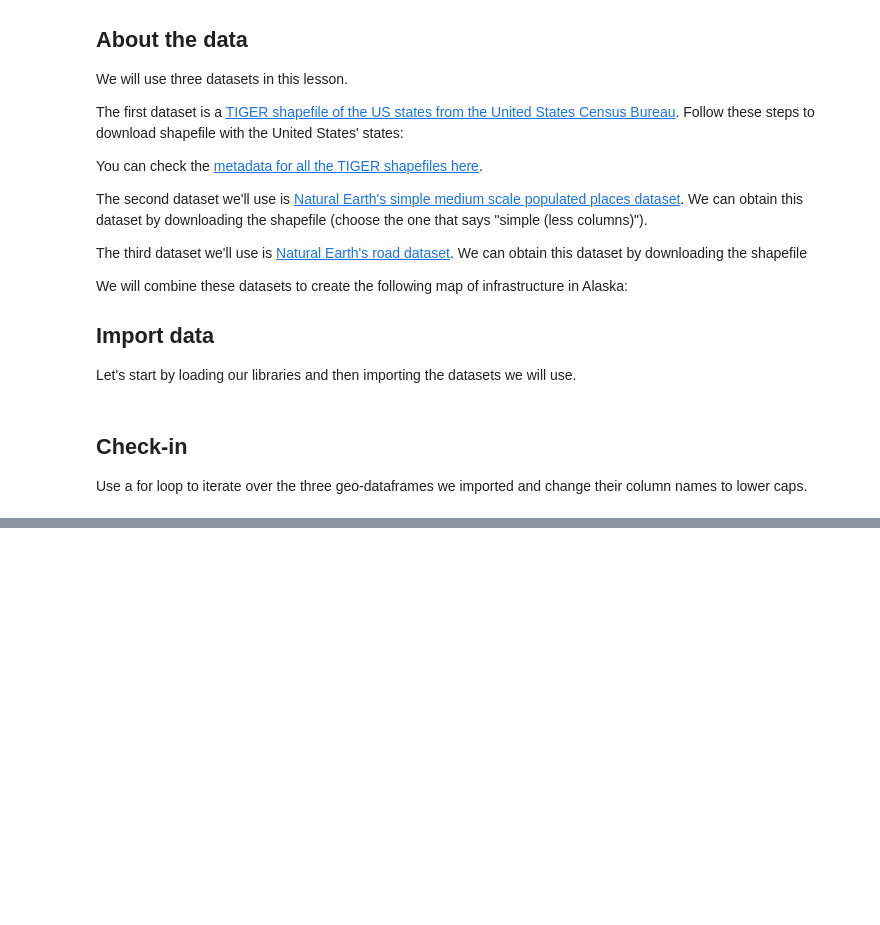
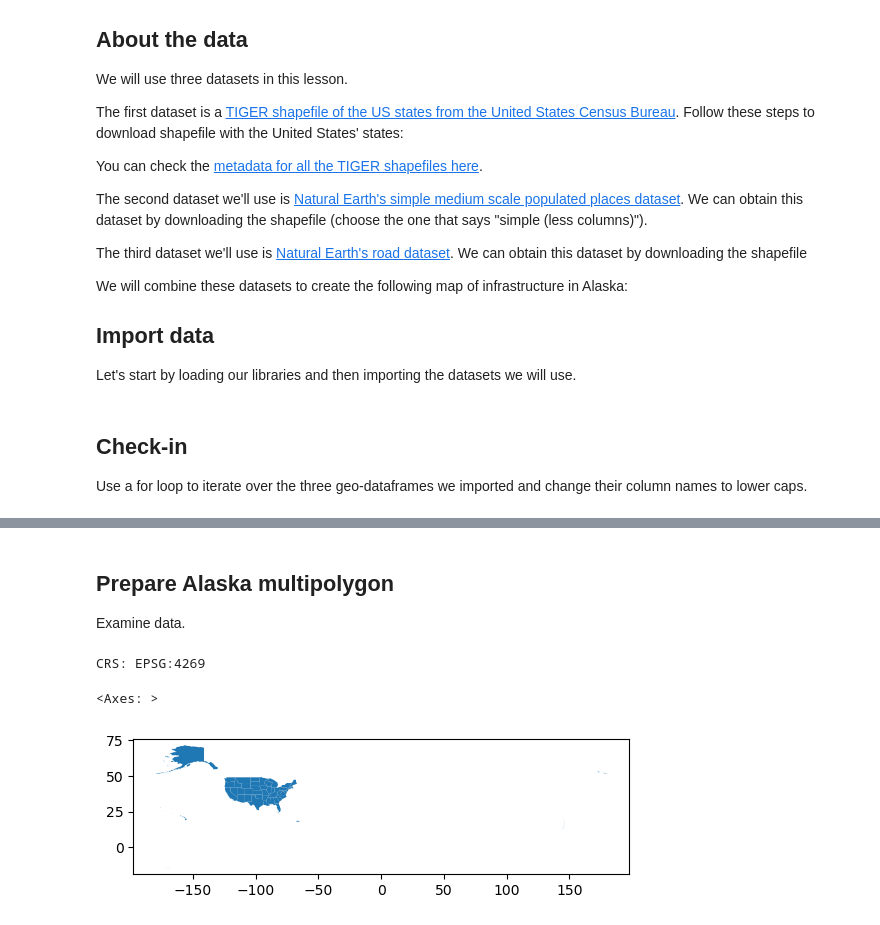
Before and after one commit to IsabellaSegarra/eds220-2025-in-class, a Jupyter notebook: week7-clipping-segarra.ipynb, the cells around one changed output, grey strips where cells are left out. Cells and saved outputs as stored; diff of their text form; code cells hidden in the pictures; blank space fills up the shorter version.

```diff
--- a/week7-clipping-segarra.ipynb
+++ b/week7-clipping-segarra.ipynb
@@ -67,3 +67,15 @@ datasets = [states, places, roads]
 for df in datasets:
     df.columns = (df.columns
                   .str.lower())
+# %% [markdown]
+## Prepare Alaska multipolygon
+Examine data.
+# %%
+print(f"CRS: {states.crs}")
+# %% [output]
+CRS: EPSG:4269
+# %%
+states.plot()
+# %% [output]
+<Axes: >
+[figure, added]
```
Also changed, not shown: parts of 35 cells of this notebook.
